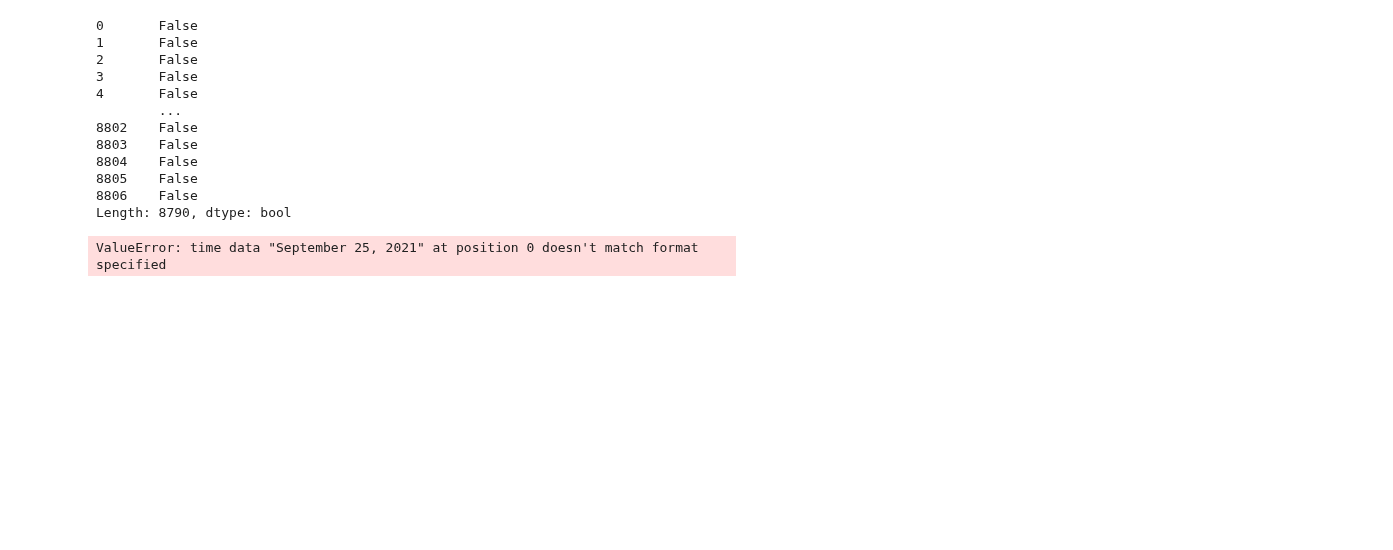
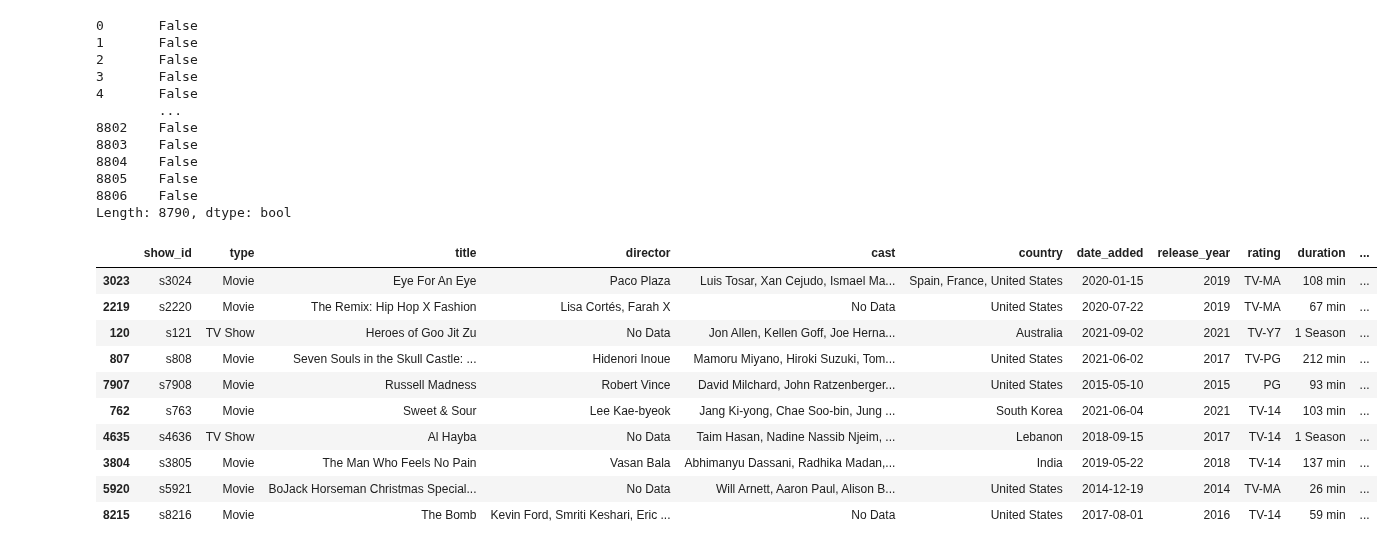
Before and after one commit to adrienschmitz/exercises, a Jupyter notebook: Netflix_Movies_TV_Shows/Netflix_Movies_TV_Shows.ipynb, the cells around one changed output. Drawn from its saved outputs; the diff is of its cells as text; code cells hidden in the pictures; blank space fills up the shorter version.

```diff
--- a/Netflix_Movies_TV_Shows/Netflix_Movies_TV_Shows.ipynb
+++ b/Netflix_Movies_TV_Shows/Netflix_Movies_TV_Shows.ipynb
@@ -89,6 +89,18 @@ netflix_data.duplicated()
 8806    False
 Length: 8790, dtype: bool
 # %%
-netflix_data['date_added'] = pd.to_datetime(netflix_data['date_added'], format='%Y-%m-%d')
+netflix_data['date_added'] = pd.to_datetime(netflix_data['date_added'])
-# %% [output]
-ValueError: time data "September 25, 2021" at position 0 doesn't match format specified
+# %%
+netflix_data.sample(10)
+# %% [output]
+|  | show_id | type | title | director | cast | country | date_added | release_year | rating | duration | ... |
+| 3023 | s3024 | Movie | Eye For An Eye | Paco Plaza | Luis Tosar, Xan Cejudo, Ismael Ma... | Spain, France, United States | 2020-01-15 | 2019 | TV-MA | 108 min | ... |
+| 2219 | s2220 | Movie | The Remix: Hip Hop X Fashion | Lisa Cortés, Farah X | No Data | United States | 2020-07-22 | 2019 | TV-MA | 67 min | ... |
+| 120 | s121 | TV Show | Heroes of Goo Jit Zu | No Data | Jon Allen, Kellen Goff, Joe Herna... | Australia | 2021-09-02 | 2021 | TV-Y7 | 1 Season | ... |
+| 807 | s808 | Movie | Seven Souls in the Skull Castle: ... | Hidenori Inoue | Mamoru Miyano, Hiroki Suzuki, Tom... | United States | 2021-06-02 | 2017 | TV-PG | 212 min | ... |
+| 7907 | s7908 | Movie | Russell Madness | Robert Vince | David Milchard, John Ratzenberger... | United States | 2015-05-10 | 2015 | PG | 93 min | ... |
+| 762 | s763 | Movie | Sweet & Sour | Lee Kae-byeok | Jang Ki-yong, Chae Soo-bin, Jung ... | South Korea | 2021-06-04 | 2021 | TV-14 | 103 min | ... |
+| 4635 | s4636 | TV Show | Al Hayba | No Data | Taim Hasan, Nadine Nassib Njeim, ... | Lebanon | 2018-09-15 | 2017 | TV-14 | 1 Season | ... |
+| 3804 | s3805 | Movie | The Man Who Feels No Pain | Vasan Bala | Abhimanyu Dassani, Radhika Madan,... | India | 2019-05-22 | 2018 | TV-14 | 137 min | ... |
+| 5920 | s5921 | Movie | BoJack Horseman Christmas Special... | No Data | Will Arnett, Aaron Paul, Alison B... | United States | 2014-12-19 | 2014 | TV-MA | 26 min | ... |
+| 8215 | s8216 | Movie | The Bomb | Kevin Ford, Smriti Keshari, Eric ... | No Data | United States | 2017-08-01 | 2016 | TV-14 | 59 min | ... |
```
Also changed, not shown: parts of 8 cells of this notebook, 1 other file.
